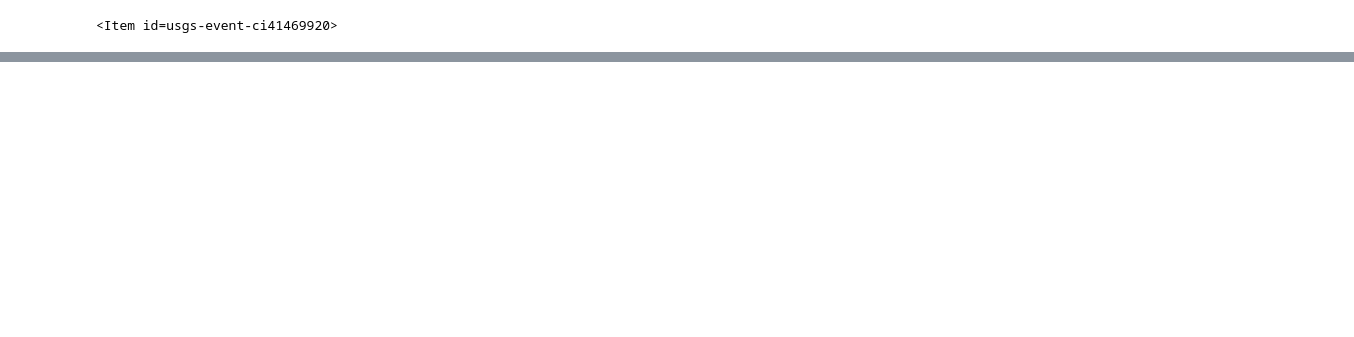
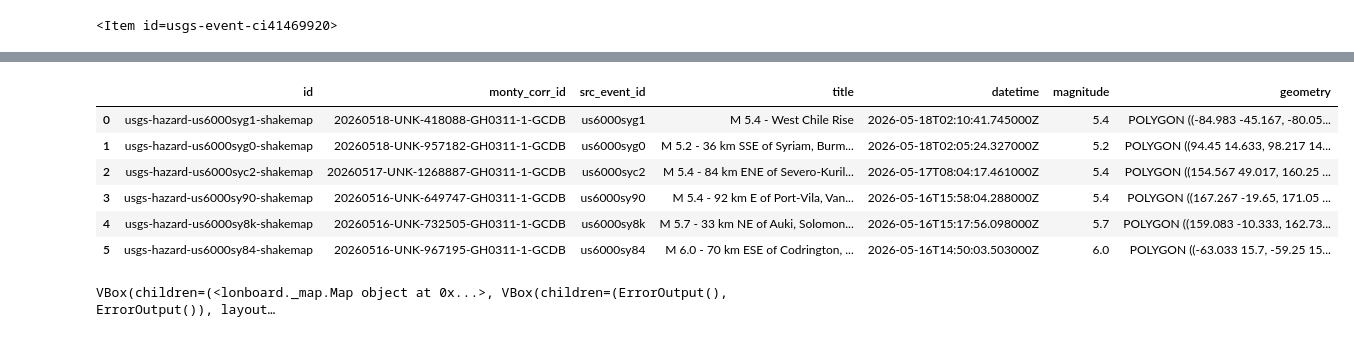
Before and after one commit to batpad/anywidget-experiments, a Jupyter notebook: notebooks/13_monty.ipynb, the cells around one changed output, grey strips where cells are left out. Drawn from its saved outputs; the diff is of its cells as text; code cells hidden in the pictures; blank space fills up the shorter version.

```diff
--- a/notebooks/13_monty.ipynb
+++ b/notebooks/13_monty.ipynb
@@ -98,0 +111,56 @@ df[df['magnitude'] > 5]
+# %%
+hazard_filter = {
+    "op": "or",
+    "args": [
+        {
+            "op": "=",
+            "args": [
+                {"property": "monty:corr_id"},
+                corr_id,
+            ],
+        }
+        for corr_id in corr_ids
+    ],
+}
+# %%
+search_hazards = client.search(
+    collections=["usgs-hazards"],
+    filter_lang="cql2-json",
+    filter=hazard_filter,
+    max_items=10,
+)
+# %%
+earthquake_hazards = list(search_hazards.items())
+# %%
+from shapely.geometry import shape
+
+hazard_rows = []
+for item in earthquake_hazards:
+    props = item.properties
+    geom = shape(item.geometry) if item.geometry else None
+    if geom and (geom.is_empty or geom.area == 0):
+        continue
+    hazard_rows.append({
+        "id": item.id,
+        "monty_corr_id": props.get("monty:corr_id"),
+        "src_event_id": props.get("monty:src_event_id"),
+        "title": props.get("title"),
+        "datetime": props.get("datetime"),
+        'magnitude': item.properties['eq:magnitude'],
+        "geometry": geom,
+    })
+hazards_gdf = gpd.GeoDataFrame(hazard_rows, crs="EPSG:4326", geometry="geometry")
+# %%
+hazards_gdf
+# %% [output]
+|  | id | monty_corr_id | src_event_id | title | datetime | magnitude | geometry |
+| 0 | usgs-hazard-us6000syg1-shakemap | 20260518-UNK-418088-GH0311-1-GCDB | us6000syg1 | M 5.4 - West Chile Rise | 2026-05-18T02:10:41.745000Z | 5.4 | POLYGON ((-84.983 -45.167, -80.05... |
+| 1 | usgs-hazard-us6000syg0-shakemap | 20260518-UNK-957182-GH0311-1-GCDB | us6000syg0 | M 5.2 - 36 km SSE of Syriam, Burm... | 2026-05-18T02:05:24.327000Z | 5.2 | POLYGON ((94.45 14.633, 98.217 14... |
+| 2 | usgs-hazard-us6000syc2-shakemap | 20260517-UNK-1268887-GH0311-1-GCDB | us6000syc2 | M 5.4 - 84 km ENE of Severo-Kuril... | 2026-05-17T08:04:17.461000Z | 5.4 | POLYGON ((154.567 49.017, 160.25 ... |
+| 3 | usgs-hazard-us6000sy90-shakemap | 20260516-UNK-649747-GH0311-1-GCDB | us6000sy90 | M 5.4 - 92 km E of Port-Vila, Van... | 2026-05-16T15:58:04.288000Z | 5.4 | POLYGON ((167.267 -19.65, 171.05 ... |
+| 4 | usgs-hazard-us6000sy8k-shakemap | 20260516-UNK-732505-GH0311-1-GCDB | us6000sy8k | M 5.7 - 33 km NE of Auki, Solomon... | 2026-05-16T15:17:56.098000Z | 5.7 | POLYGON ((159.083 -10.333, 162.73... |
+| 5 | usgs-hazard-us6000sy84-shakemap | 20260516-UNK-967195-GH0311-1-GCDB | us6000sy84 | M 6.0 - 70 km ESE of Codrington, ... | 2026-05-16T14:50:03.503000Z | 6.0 | POLYGON ((-63.033 15.7, -59.25 15... |
+# %%
+viz(hazards_gdf)
+# %% [output]
+VBox(children=(<lonboard._map.Map object at 0x...>, VBox(children=(ErrorOutput(), ErrorOutput()), layout…
```
Also changed, not shown: parts of 9 cells of this notebook.
